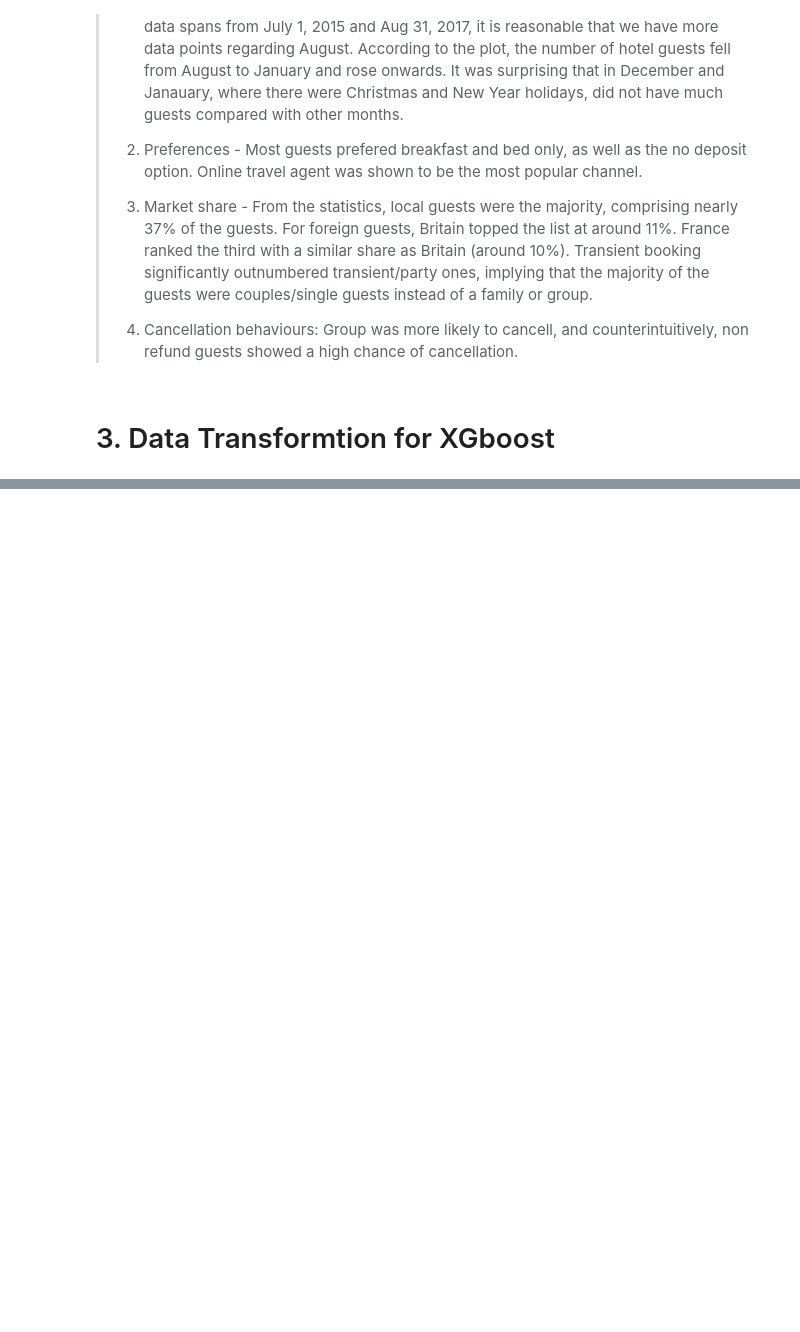
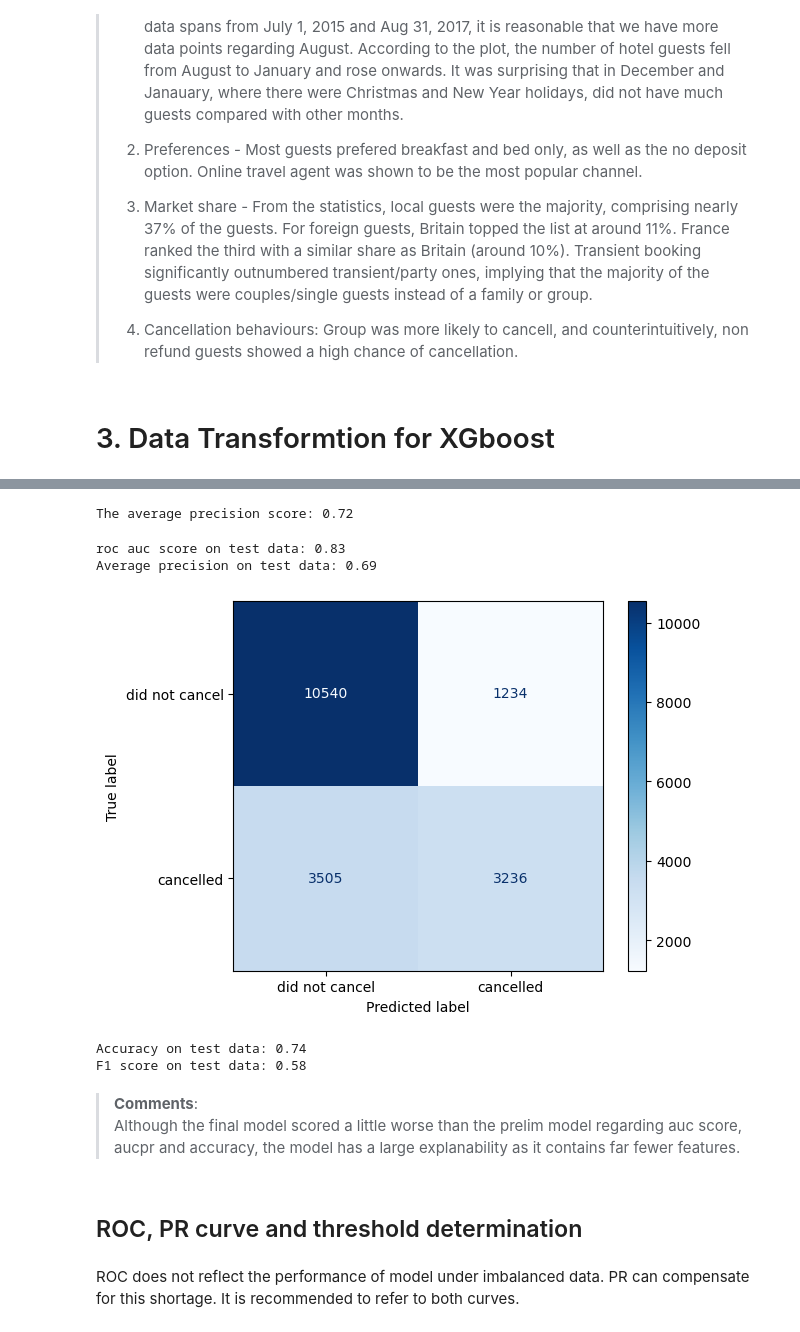
Before and after one commit to Cyrena-um/XGboost-demo-for-hotel-booking-cancellation, a Jupyter notebook: xgboost_demo.ipynb, the cells around one changed output, grey strips where cells are left out. Drawn from its saved outputs; the diff is of its cells as text; code cells hidden in the pictures; blank space fills up the shorter version.

```diff
--- a/xgboost_demo.ipynb
+++ b/xgboost_demo.ipynb
@@ -399,0 +863,3 @@ df_encoded.head()
+# %%
+df_selected = df_encoded[selected_columns]
+df_selected
@@ -399,0 +880,10 @@ df_encoded.head()
+# %%
+# Splitting into X and y
+X = df_selected.drop(columns=['IsCanceled'])
+y = df_selected['IsCanceled'].copy()
+# %%
+# Splitting into training and testing sets
+X_train_temp, X_test, y_train_temp, y_test = train_test_split(X, y, random_state=42, shuffle=False) # time series data cannot shuffle
+
+# Validation Set
+X_train, X_val, y_train, y_val  = train_test_split(X_train_temp, y_train_temp, random_state=42, shuffle=False)
@@ -399,0 +990,49 @@ df_encoded.head()
+# %%
+## the average precision score for train data
+model = optimal_params.best_estimator_
+print(f'The average precision score: {optimal_params.best_score_:.2f}')
+# %% [output]
+The average precision score: 0.72
+# %%
+## AUC score and average precision score on test data
+y_scores = model.predict_proba(X_test)[:, 1]
+roc_auc = roc_auc_score(y_test, y_scores)
+print(f"roc auc score on test data: {roc_auc:.2f}")
+
+avg_precision = average_precision_score(y_test, y_scores)
+print(f"Average precision on test data: {avg_precision:.2f}")
+
+
+## Drawing the confusion matrix on test data
+ConfusionMatrixDisplay.from_estimator(
+    model,
+    X_test,
+    y_test,
+    display_labels=['did not cancel', 'cancelled'],
+    cmap='Blues'
+)
+plt.show()
+# %% [output]
+roc auc score on test data: 0.83
+Average precision on test data: 0.69
+[figure, added]
+# %%
+y_pred = model.predict(X_test)
+
+## Accuracy on test data
+accuracy = accuracy_score(y_test, y_pred)
+print(f'Accuracy on test data: {accuracy:.2f}')
+
+## F1_score on test data
+F1_score = f1_score(y_test, y_pred)
+print(f'F1 score on test data: {F1_score:.2f}')
+# %% [output]
+Accuracy on test data: 0.74
+F1 score on test data: 0.58
+# %% [markdown]
+>**Comments**:
+> Although the final model scored a little worse than the prelim model regarding auc score, aucpr and accuracy, the model has a large explanability as it contains far fewer features.
+# %% [markdown]
+## ROC, PR curve and threshold determination
+# %% [markdown]
+ROC does not reflect the performance of model under imbalanced data. PR can compensate for this shortage. It is recommended to refer to both curves.
```
Also changed, not shown: parts of 50 cells of this notebook.
